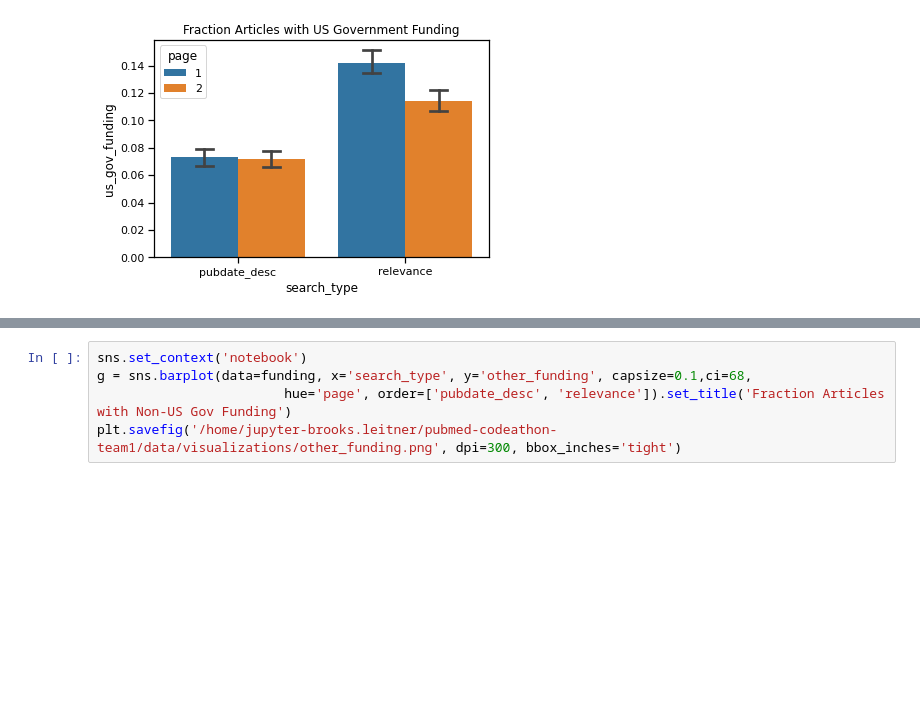
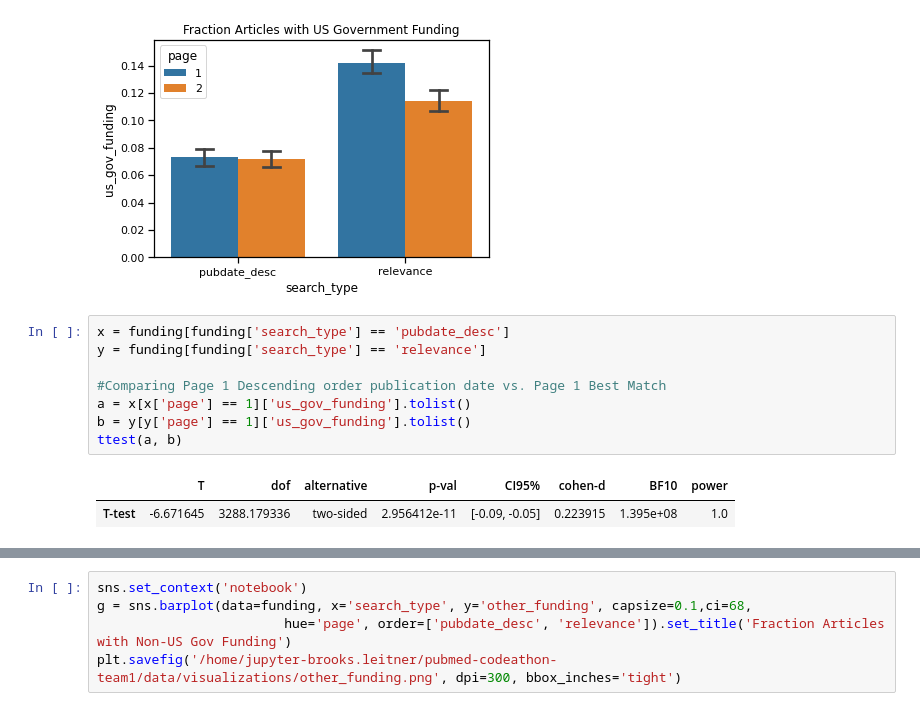
Before and after one commit to NCBI-Codeathons/pubmed-codeathon-team1, a Jupyter notebook: notebooks/data_visualizations_bl.ipynb, the cells around one changed output, grey strips where cells are left out. Cells and saved outputs as stored; diff of their text form; blank space fills up the shorter version.

```diff
--- a/notebooks/data_visualizations_bl.ipynb
+++ b/notebooks/data_visualizations_bl.ipynb
@@ -708,3 +692,14 @@ g = sns.barplot(data=funding, x='search_type', y='us_gov_funding', capsize=0.1,c
 plt.savefig('/home/jupyter-brooks.leitner/pubmed-codeathon-team1/data/visualizations/us_funding.png', dpi=300, bbox_inches='tight')
 # %% [output]
 [figure]
+# %%
+x = funding[funding['search_type'] == 'pubdate_desc']
+y = funding[funding['search_type'] == 'relevance']
+
+#Comparing Page 1 Descending order publication date vs. Page 1 Best Match
+a = x[x['page'] == 1]['us_gov_funding'].tolist()
+b = y[y['page'] == 1]['us_gov_funding'].tolist()
+ttest(a, b)
+# %% [output]
+|  | T | dof | alternative | p-val | CI95% | cohen-d | BF10 | power |
+| T-test | -6.671645 | 3288.179336 | two-sided | 2.956412e-11 | [-0.09, -0.05] | 0.223915 | 1.395e+08 | 1.0 |
```
Also changed, not shown: parts of 4 cells of this notebook.
